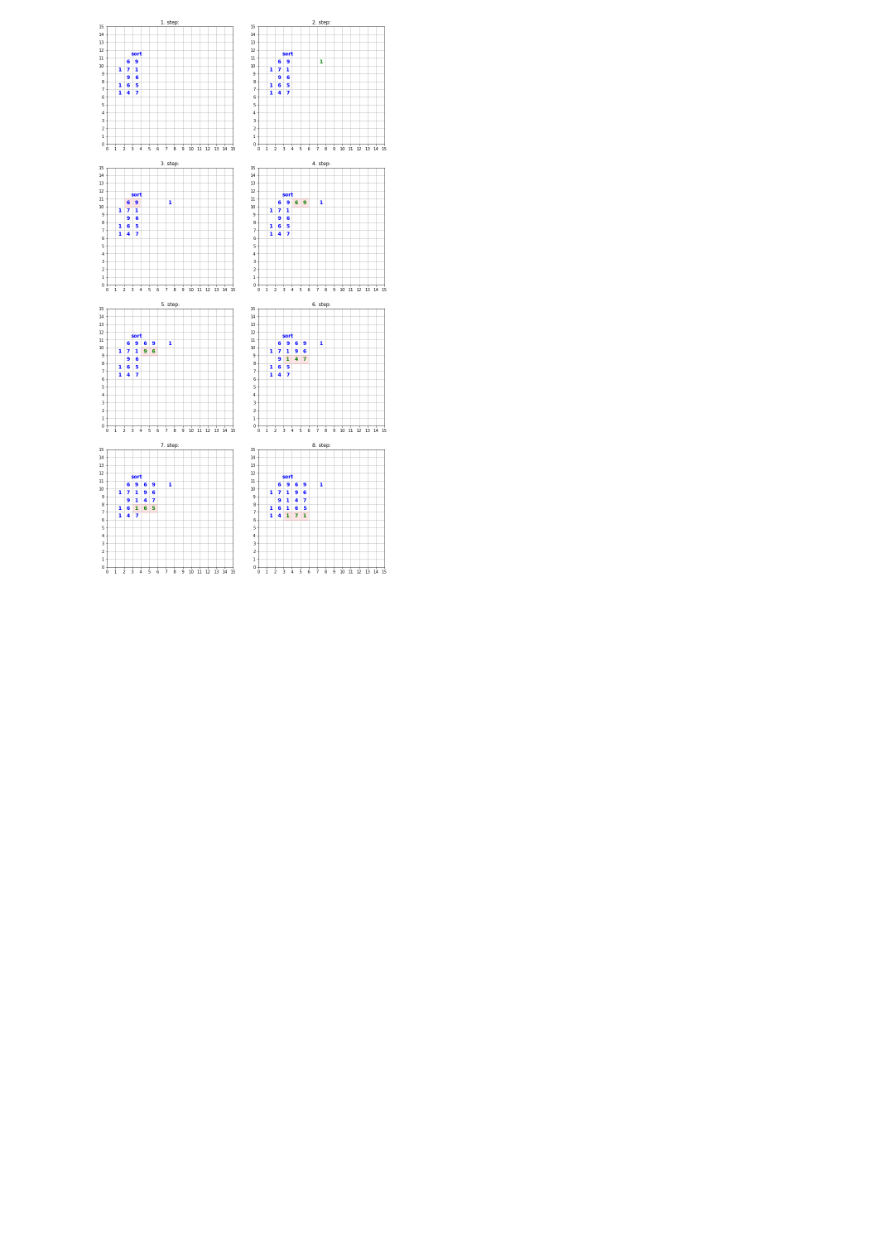
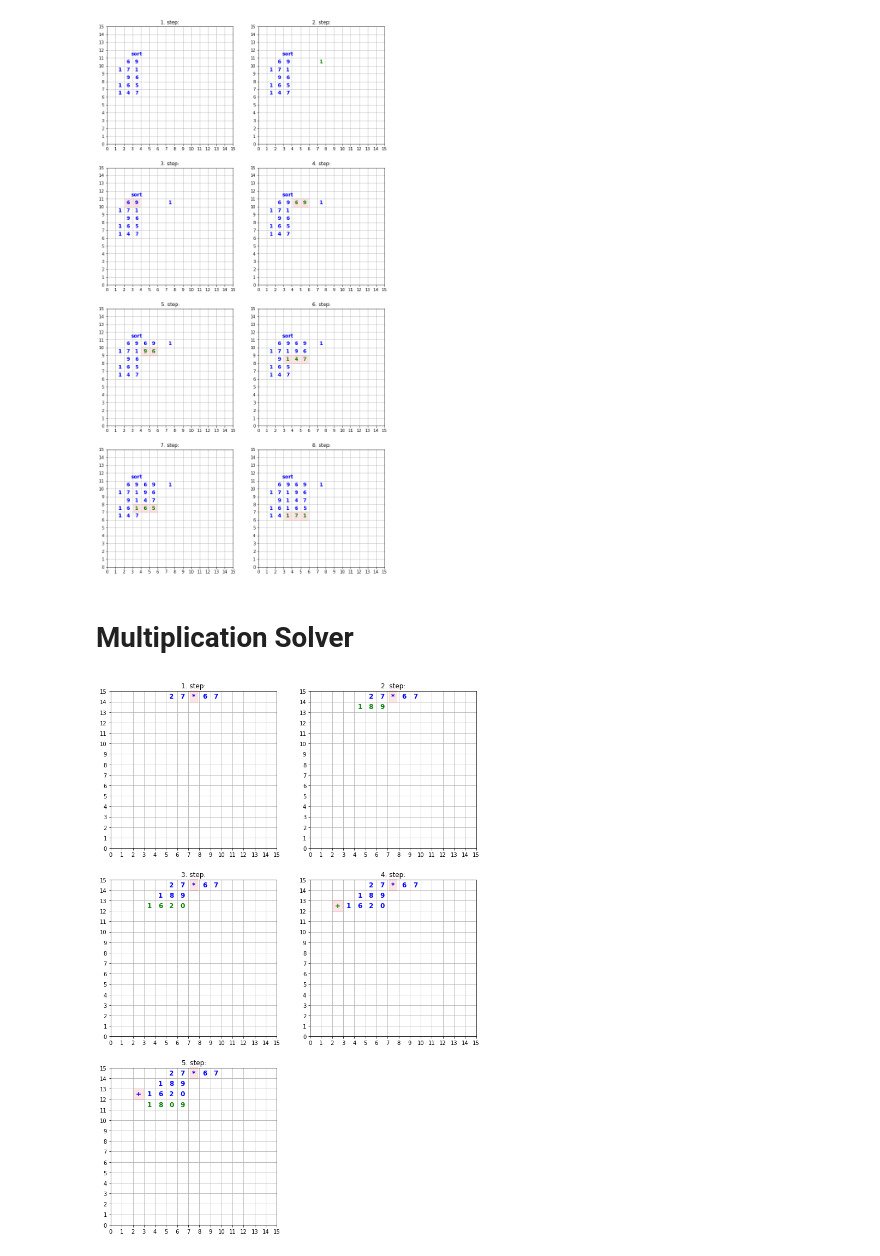
Before and after one commit to csadrian/arithmetics_on_paper, a Jupyter notebook: examples.ipynb, the cells around one changed output. Drawn from its saved outputs; the diff is of its cells as text; code cells hidden in the pictures; blank space fills up the shorter version.

Commit message:
new solvers to notebook

```diff
--- a/examples.ipynb
+++ b/examples.ipynb
@@ -114,3 +114,13 @@ def solve_sort():
 solve_sort()
 # %% [output]
 [figure]
+# %% [markdown]
+# Multiplication Solver
+# %%
+def solve_multiplication(a=27, b=67):
+    res = next(iter(MultiplySolver(15).generator(add_problem_generator(a,b))))
+    plot_steps(res)
+# %%
+solve_multiplication()
+# %% [output]
+[figure, added]
```
Also changed, not shown: parts of 3 cells of this notebook.
